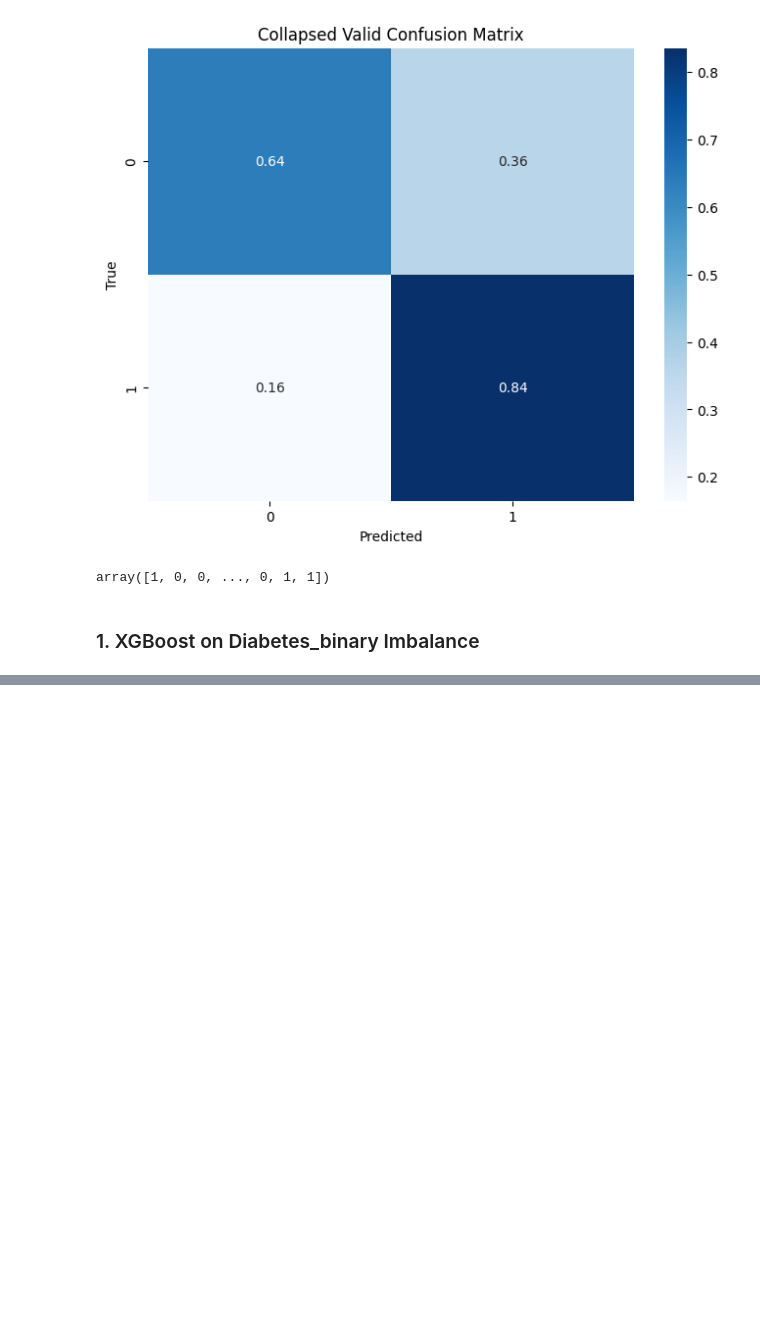
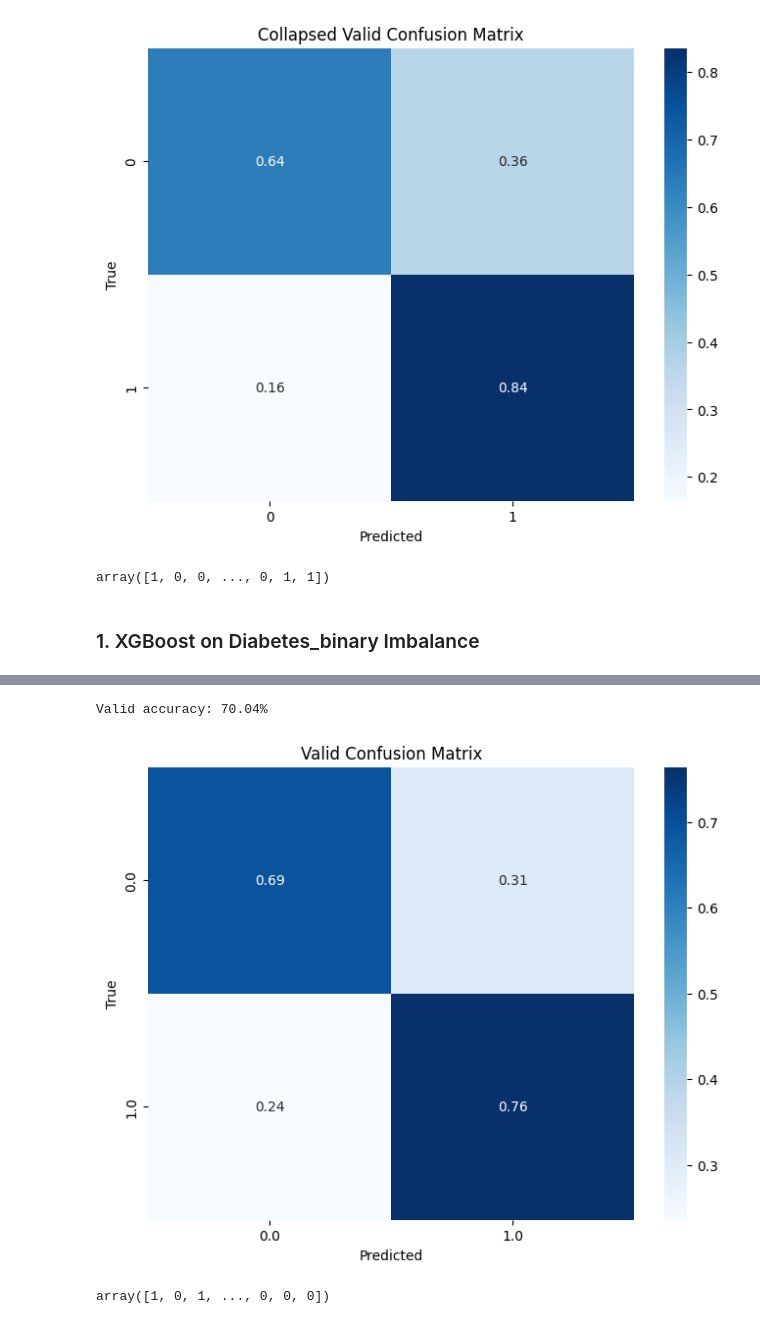
Before and after one commit to Panta-Rhei-LZ/DS-9000-Project-Data, a Jupyter notebook: Boosting.ipynb, the cells around one changed output, grey strips where cells are left out. Cells and saved outputs as stored; diff of their text form; code cells hidden in the pictures; blank space fills up the shorter version.

```diff
--- a/Boosting.ipynb
+++ b/Boosting.ipynb
@@ -323,0 +411,10 @@ X_train_diabetes01, X_test_diabetes01, y_train_diabetes01, y_test_diabetes01 = t
+# %%
+confusion_plot(
+    y_test_diabetes01,
+    preds_diabetes01,
+    'Valid',
+    list(set(y_train_diabetes01)))
+# %% [output]
+Valid accuracy: 70.04%
+[figure, added]
+array([1, 0, 1, ..., 0, 0, 0])
```
Also changed, not shown: parts of 11 cells of this notebook.
